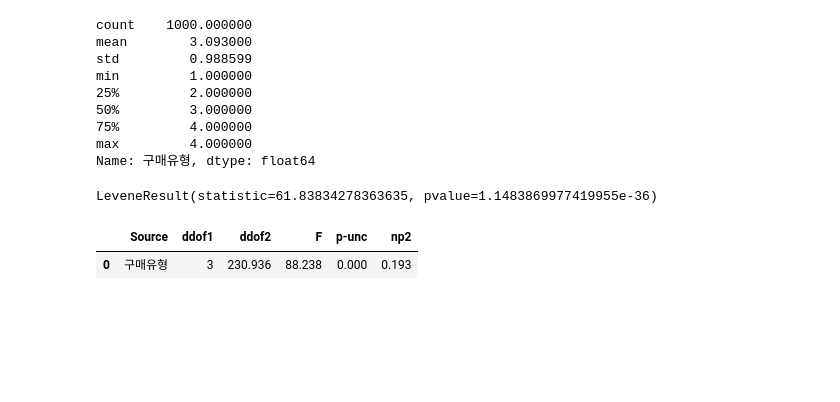
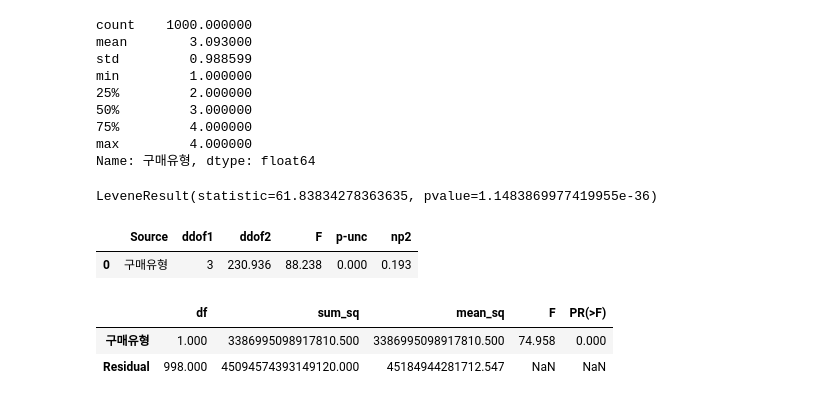
Before and after one commit to hyeokjun0804/HJ_BigData_Maketing_Course, a Jupyter notebook: 20230103빅데이터_마케팅.ipynb, the cells around one changed output. Cells and saved outputs as stored; diff of their text form; code cells hidden in the pictures; blank space fills up the shorter version.

Commit message:
Colaboratory를 통해 생성됨

```diff
--- a/20230103빅데이터_마케팅.ipynb
+++ b/20230103빅데이터_마케팅.ipynb
@@ -408,7 +387,7 @@ df.총매출액.hist()
 <matplotlib.axes._subplots.AxesSubplot at 0x...>
 [figure]
 # %%
-df2 = pd.read_csv("/content/Ashopping2.csv", encoding = "cp949") #encoding = "utf-8" cp949 = utf-8
+df2 = pd.read_csv("/content/drive/MyDrive/Colab Notebooks/Ashopping2.csv", encoding = "cp949") #encoding = "utf-8" cp949 = utf-8
 df2
 # %% [output]
 |  | 고객ID | 이탈여부 | 총_매출액 | 방문빈도 | 1회_평균매출액 | 할인권_사용 횟수 | 총_할인_금액 | 고객등급 | 구매유형 | 클레임접수여부 | ... | ... |
@@ -659,5 +630,9 @@ pg.welch_anova(dv = "총_매출액", between = "구매유형", data = df2) #등
 |  | Source | ddof1 | ddof2 | F | p-unc | np2 |
 | 0 | 구매유형 | 3 | 230.936 | 88.238 | 0.000 | 0.193 |
 # %%
-#model = ols("총_매출액 ~ 구매유형", data=df1).fit() # 등분산인 경우
-#anova_lm(model)
+model = ols("총_매출액 ~ 구매유형", data=df1).fit() # 등분산인 경우
+anova_lm(model)
+# %% [output]
+|  | df | sum_sq | mean_sq | F | PR(>F) |
+| 구매유형 | 1.000 | 3386995098917810.500 | 3386995098917810.500 | 74.958 | 0.000 |
+| Residual | 998.000 | 45094574393149120.000 | 45184944281712.547 | NaN | NaN |
```
Also changed, not shown: parts of 10 cells of this notebook.
